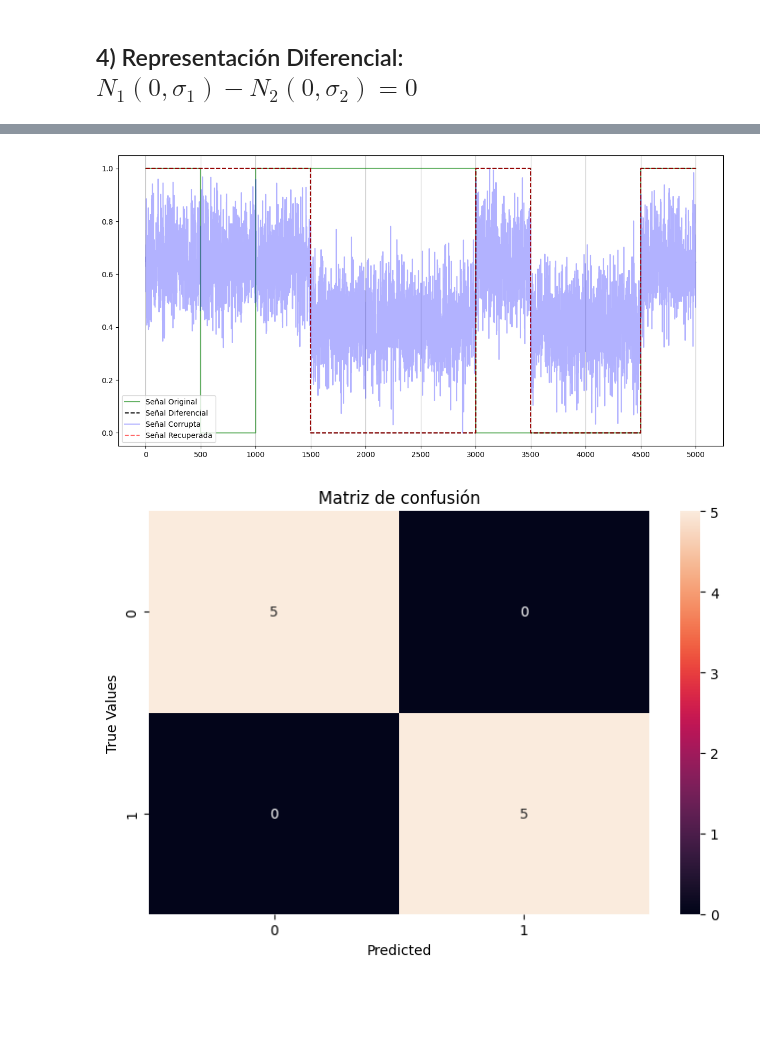
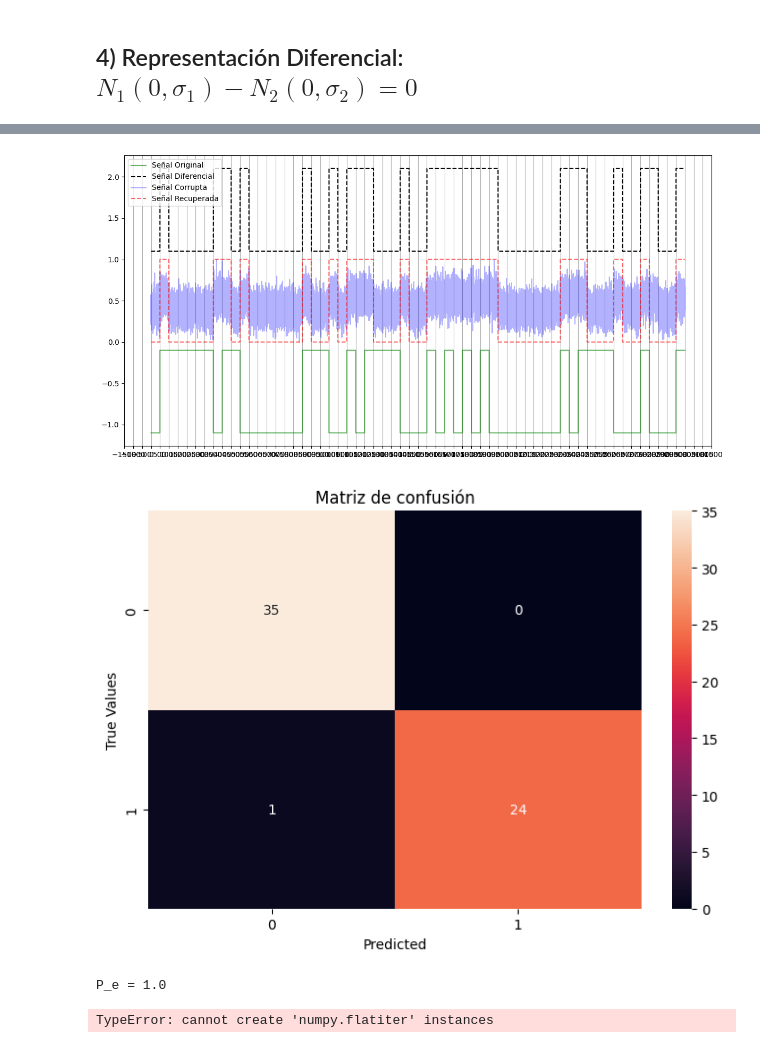
Before and after one commit to JCardenas05/Teoria_Se-ales, a Jupyter notebook: Taller_5/Taller_7_MLP.ipynb, the cells around one changed output, grey strips where cells are left out. Drawn from its saved outputs; the diff is of its cells as text; code cells hidden in the pictures; blank space fills up the shorter version.

```diff
--- a/Taller_5/Taller_7_MLP.ipynb
+++ b/Taller_5/Taller_7_MLP.ipynb
@@ -53,7 +53,8 @@ def map_range(value, min_=0, max_=1):
     Retorna:
     - array-like: Matriz de valores normalizados en el nuevo rango.
     """
-    return ((value-np.min(value))/(np.max(value)-np.min(value))) * (max_ - min_)
+    out_normalize = ((value-np.min(value))/(np.max(value)-np.min(value))) * (max_ - min_)
+    return value
 
 def clearConsole():
     command = 'clear'  # Comando por defecto para sistemas Unix/Linux
@@ -127,7 +128,17 @@ def generate_symbols(a0=0, a1=1, p_0=0.5, Nsamples=500, Nsymbols=100, var_noise=
 
     if Diff == True:
         message_test_org_ = np.array(np.split(message_test_org, Nsymbols))
+
+        '''
+        # Calcula la diferencia absoluta entre elementos consecutivos en el eje 0 (verticalmente).
+        # El 'prepend=0' añade un 0 al inicio para mantener la dimensión constante.
+        # Esta operación podría estar detectando cambios o transiciones en la señal o datos.
+
+        La primera diferencia la da out[i] = a[i+1] - a[i]A lo largo el eje dado, las diferencias más elevadas se calculan mediante el uso de diffrecursivamente.
+        '''
+
         message_test_org_ = np.abs(np.diff(message_test_org_, axis=0, prepend=0))
+
         message_test_corrupt = message_test_org_.flatten() + noise_test
         message_test_corrupt = map_range(message_test_corrupt)
         message_test_corrupt = np.array(np.split(message_test_corrupt, Nsymbols))
@@ -319,12 +334,12 @@ plt.show()
 ## 4) Representación Diferencial: $N_1(0,\sigma_1)-N_2(0,\sigma_2)=0$
 # %%
 Nsamples = 500
-message_test_corrupt_4, message_test_orig_4, time_4 = generate_symbols(Nsymbols=10, Nsamples=Nsamples, var_noise=0.5, Diff=True)
+message_test_corrupt_4, message_test_orig_4, time_4 = generate_symbols(p_0=0.5,Nsymbols=60, Nsamples=Nsamples, var_noise=0.8, Diff=True)
 message_predict_4 = predict_simbol(message_test_corrupt_4, modelo, 500)
 
 plt.figure(figsize=(12,6),tight_layout=True)  #modificar el tamaño (x,y)
-plt.step(time_4, message_test_orig_4[0], 'g', label='Señal Original', alpha=0.6)
-plt.plot(time_4, message_test_orig_4[1], '--', color = 'black',label='Señal Diferencial', alpha=1)
+plt.step(time_4, message_test_orig_4[0]-1.1, 'g', label='Señal Original', alpha=0.6)
+plt.plot(time_4, message_test_orig_4[1]+1.1, '--', color = 'black',label='Señal Diferencial', alpha=1)
 plt.step(time_4, message_test_corrupt_4.flatten(), 'b', label='Señal Corrupta', alpha=0.3)
 plt.step(time_4, message_predict_4, '--r', label='Señal Recuperada', alpha=0.6)
 plt.legend()
@@ -344,2 +359,21 @@ plt.show()
-[figure, old version]
+[figure, new version]
-[figure, old version]
+[figure, new version]
+# %%
+from scipy.spatial.distance import hamming
+print('P_e =', 1-hamming(message_test_orig_4[1], message_predict_4))
+# %% [output]
+P_e = 1.0
+# %%
+tamaño = 500
+
+r = np.random.uniform(0,1,size=500)
+
+s1 = np.flatiter([0]*tamaño) + r
+
+s2 = np.flatiter([1]*tamaño) + r
+
+signal = s1+s2
+plt.plot(r)
+plt.plot(signal)
+# %% [output]
+TypeError: cannot create 'numpy.flatiter' instances
```
Also changed, not shown: parts of 10 cells of this notebook, 3 other files.
